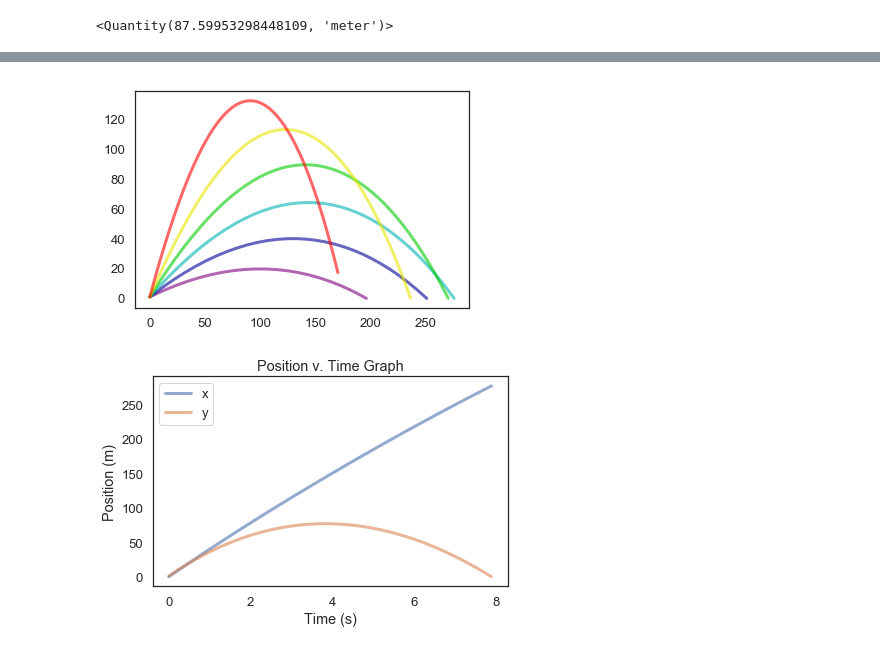
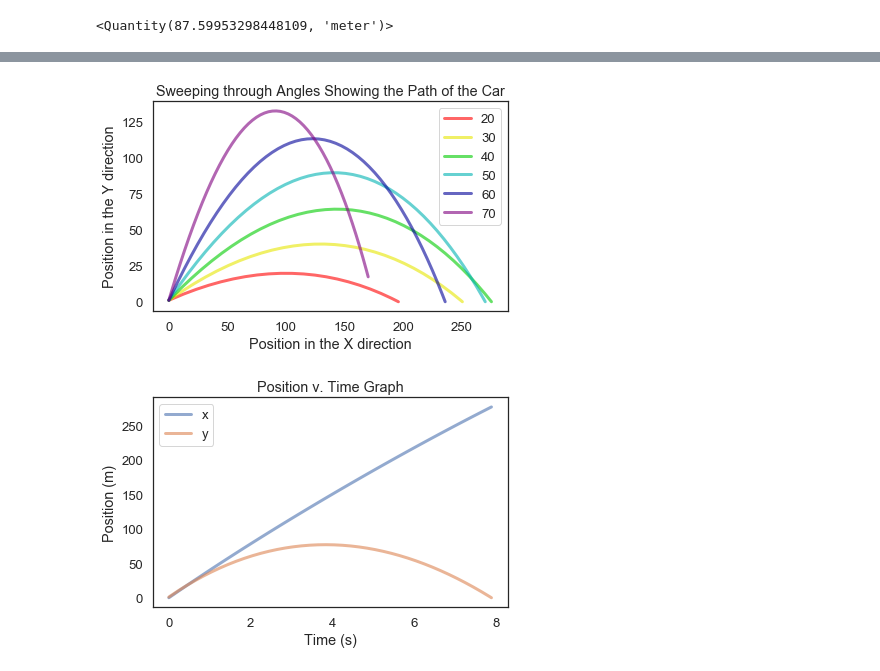
Before and after one commit to Riya-1/ModSim-Project3, a Jupyter notebook: Project 3 - Odalys and Riya.ipynb, the cells around one changed output, grey strips where cells are left out. Drawn from its saved outputs; the diff is of its cells as text; code cells hidden in the pictures.

Commit message:
Fixed issue with legend

```diff
--- a/Project 3 - Odalys and Riya.ipynb
+++ b/Project 3 - Odalys and Riya.ipynb
@@ -202,17 +192,21 @@ def run_ode(angle, params):
     return results
 # %%
 def sweep_angle_w_res():
-    angle_array = linrange(20, 80, 10)
+    angle_array = linrange(20, 85, 10)
     from colour import Color
-    purple = Color('purple')
-    color_range = list(purple.range_to(Color('red'), len(angle_array)))
+    red = Color('red')
+    color_range = list(red.range_to(Color('purple'), len(angle_array)))
 
     for (angle, color) in zip(angle_array, color_range):
         res = run_ode(angle, params)
         x_dist = res.x
         y_dist = res.y
-        plot (x_dist, y_dist, color=color.rgb, label="hi")
+        plot (x_dist, y_dist, color=color.rgb, label=str(angle))
+        decorate(title="Sweeping through Angles Showing the Path of the Car")
-# %%
-sweep_angle_w_res()
-# %% [output]
-[figure, removed]
+# %%
+decorate(xlabel='Position in the X direction',
+         ylabel='Position in the Y direction')
+
+sweep_angle_w_res()
+# %% [output]
+[figure, added]
```
Also changed, not shown: parts of 3 cells of this notebook.
